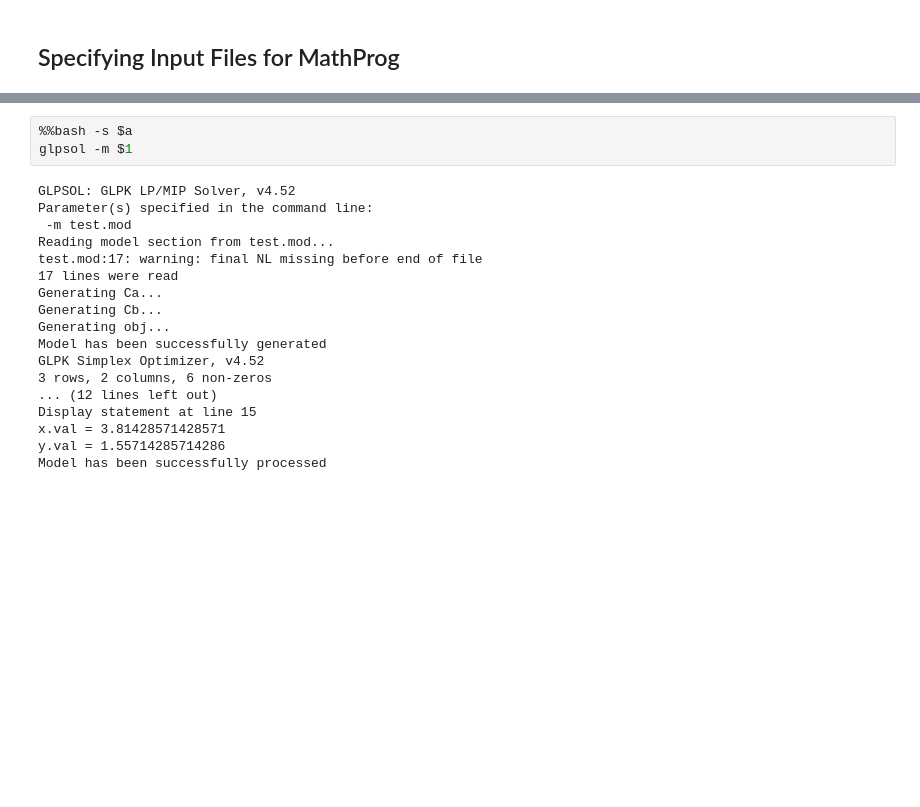
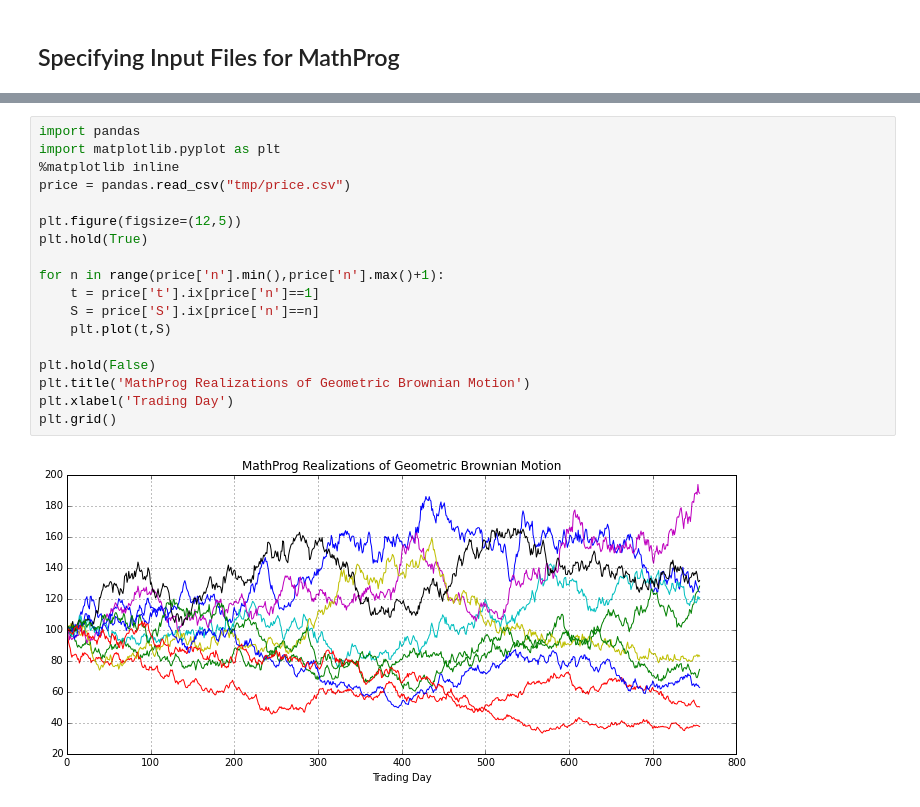
Before and after one commit to jckantor/CBE40455, a Jupyter notebook: notebooks/Getting Started with GNU MathProg.ipynb, the cells around one changed output, grey strips where cells are left out. Saved outputs shown, nothing was run; the diff lists cells and outputs as text; blank space fills up the shorter version.

```diff
--- a/notebooks/Getting Started with GNU MathProg.ipynb
+++ b/notebooks/Getting Started with GNU MathProg.ipynb
@@ -473,21 +482,20 @@ UsageError: %%script is a cell magic, but the cell body is empty.
-# %%
-%%bash -s $a
-glpsol -m $1
-# %% [output]
-GLPSOL: GLPK LP/MIP Solver, v4.52
-Parameter(s) specified in the command line:
- -m test.mod
-Reading model section from test.mod...
-test.mod:17: warning: final NL missing before end of file
-17 lines were read
-Generating Ca...
-Generating Cb...
-Generating obj...
-Model has been successfully generated
-GLPK Simplex Optimizer, v4.52
-3 rows, 2 columns, 6 non-zeros
-... (12 lines left out)
-Display statement at line 15
-x.val = 3.81428571428571
-y.val = 1.55714285714286
-Model has been successfully processed
+# %%
+import pandas
+import matplotlib.pyplot as plt
+%matplotlib inline
+price = pandas.read_csv("tmp/price.csv")
+
+plt.figure(figsize=(12,5))
+plt.hold(True)
+
+for n in range(price['n'].min(),price['n'].max()+1):
+    t = price['t'].ix[price['n']==1]
+    S = price['S'].ix[price['n']==n]
+    plt.plot(t,S)
+
+plt.hold(False)
+plt.title('MathProg Realizations of Geometric Brownian Motion')
+plt.xlabel('Trading Day')
+plt.grid()
+# %% [output]
+[figure, added]
```
Also changed, not shown: parts of 55 cells of this notebook, 15 other files.
